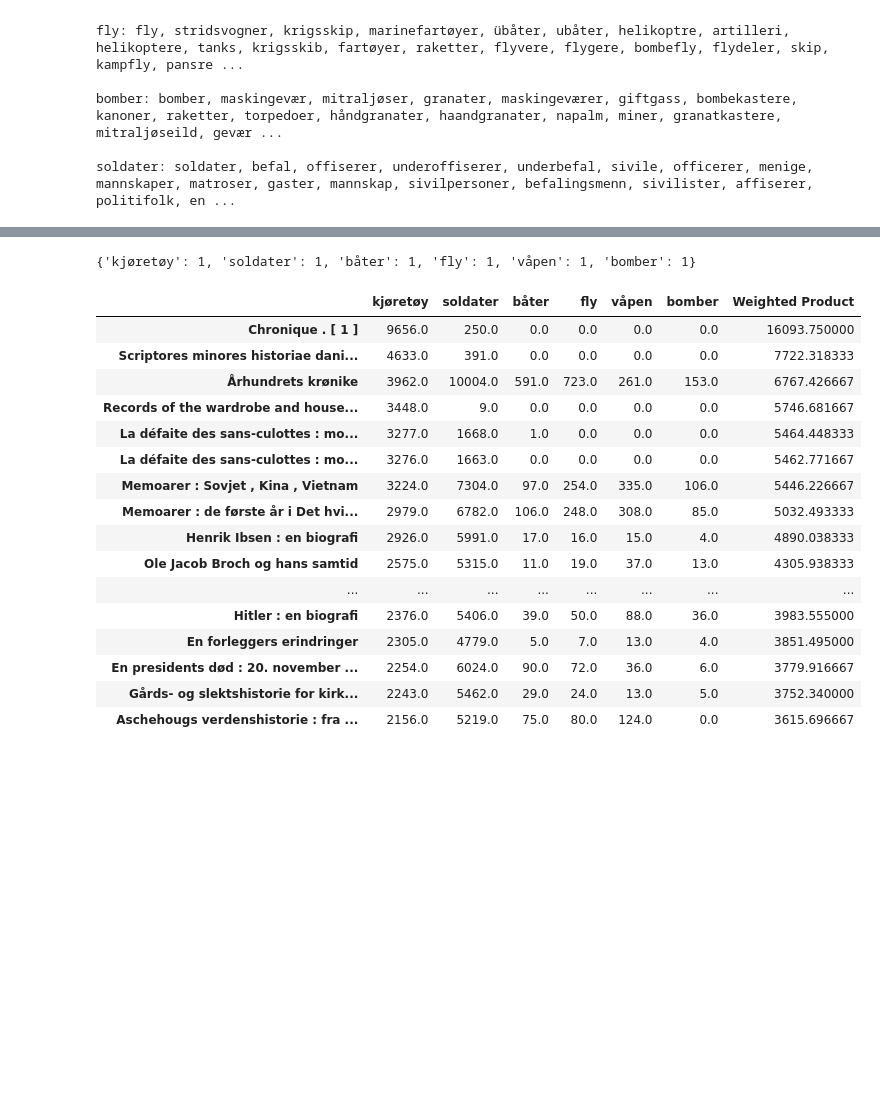
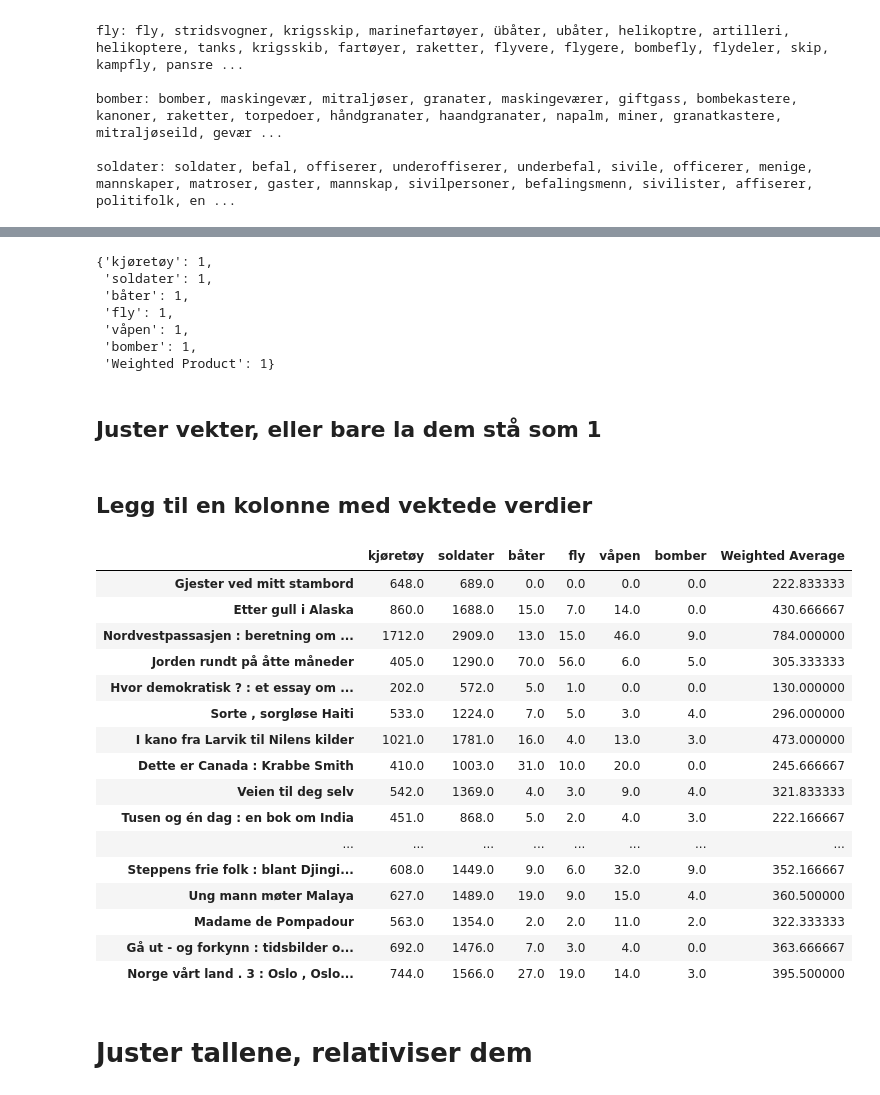
Before and after one commit to Yoonsen/Dhlab_code, a Jupyter notebook: example.ipynb, the cells around one changed output, grey strips where cells are left out. Drawn from its saved outputs; the diff is of its cells as text; code cells hidden in the pictures; blank space fills up the shorter version.

```diff
--- a/example.ipynb
+++ b/example.ipynb
@@ -36,2 +50,2 @@ soldater: soldater, befal, offiserer, underoffiserer, underbefal, sivile, office
 # %%
-corpus = dh.Corpus(doctype="digibok", from_year=1950, to_year = 1990, ddk="9*", limit = 20000)
+corpus = dh.Corpus(doctype="digibok", from_year=1950, to_year = 1990, ddk="9*", lang='nob', limit = 20000)
@@ -52,38 +72,49 @@ weights = {x:1 for x in docs.columns}
 # %%
 weights
 # %% [output]
-{'kjøretøy': 1, 'soldater': 1, 'båter': 1, 'fly': 1, 'våpen': 1, 'bomber': 1}
+{'kjøretøy': 1,
+ 'soldater': 1,
+ 'båter': 1,
+ 'fly': 1,
+ 'våpen': 1,
+ 'bomber': 1,
+ 'Weighted Product': 1}
+# %% [markdown]
+## Juster vekter, eller bare la dem stå som 1
 # %%
-weights = {'kjøretøy': 10,
- 'soldater': 0.01,
- 'båter': 0.01,
+weights = {'kjøretøy': 1,
+ 'soldater': 1,
+ 'båter': 1,
  'fly': 1,
- 'våpen': 0.01,
+ 'våpen': 1,
  'bomber': 1}
+# %% [markdown]
+## Legg til en kolonne med vektede verdier
 # %%
-docs['Weighted Product'] = docs.fillna(0).apply(lambda row: (np.mean([row[col] * weights[col] for col in weights])), axis=1)
+docs['Weighted Average'] = docs.fillna(0).apply(lambda row: (np.mean([row[col] * weights[col] for col in weights])), axis=1)
 # %%
 (docs
  .fillna(0)
- .sort_values(by="Weighted Product", ascending=False)
  .rename(index = id_dict['title'])
  .head(20)
 )
 # %% [output]
-|  | kjøretøy | soldater | båter | fly | våpen | bomber | Weighted Product |
-| Chronique . [ 1 ] | 9656.0 | 250.0 | 0.0 | 0.0 | 0.0 | 0.0 | 16093.750000 |
-| Scriptores minores historiae dani... | 4633.0 | 391.0 | 0.0 | 0.0 | 0.0 | 0.0 | 7722.318333 |
-| Århundrets krønike | 3962.0 | 10004.0 | 591.0 | 723.0 | 261.0 | 153.0 | 6767.426667 |
-| Records of the wardrobe and house... | 3448.0 | 9.0 | 0.0 | 0.0 | 0.0 | 0.0 | 5746.681667 |
-| La défaite des sans-culottes : mo... | 3277.0 | 1668.0 | 1.0 | 0.0 | 0.0 | 0.0 | 5464.448333 |
-| La défaite des sans-culottes : mo... | 3276.0 | 1663.0 | 0.0 | 0.0 | 0.0 | 0.0 | 5462.771667 |
-| Memoarer : Sovjet , Kina , Vietnam | 3224.0 | 7304.0 | 97.0 | 254.0 | 335.0 | 106.0 | 5446.226667 |
-| Memoarer : de første år i Det hvi... | 2979.0 | 6782.0 | 106.0 | 248.0 | 308.0 | 85.0 | 5032.493333 |
-| Henrik Ibsen : en biografi | 2926.0 | 5991.0 | 17.0 | 16.0 | 15.0 | 4.0 | 4890.038333 |
-| Ole Jacob Broch og hans samtid | 2575.0 | 5315.0 | 11.0 | 19.0 | 37.0 | 13.0 | 4305.938333 |
+|  | kjøretøy | soldater | båter | fly | våpen | bomber | Weighted Average |
+| Gjester ved mitt stambord | 648.0 | 689.0 | 0.0 | 0.0 | 0.0 | 0.0 | 222.833333 |
+| Etter gull i Alaska | 860.0 | 1688.0 | 15.0 | 7.0 | 14.0 | 0.0 | 430.666667 |
+| Nordvestpassasjen : beretning om ... | 1712.0 | 2909.0 | 13.0 | 15.0 | 46.0 | 9.0 | 784.000000 |
+| Jorden rundt på åtte måneder | 405.0 | 1290.0 | 70.0 | 56.0 | 6.0 | 5.0 | 305.333333 |
+| Hvor demokratisk ? : et essay om ... | 202.0 | 572.0 | 5.0 | 1.0 | 0.0 | 0.0 | 130.000000 |
+| Sorte , sorgløse Haiti | 533.0 | 1224.0 | 7.0 | 5.0 | 3.0 | 4.0 | 296.000000 |
+| I kano fra Larvik til Nilens kilder | 1021.0 | 1781.0 | 16.0 | 4.0 | 13.0 | 3.0 | 473.000000 |
+| Dette er Canada : Krabbe Smith | 410.0 | 1003.0 | 31.0 | 10.0 | 20.0 | 0.0 | 245.666667 |
+| Veien til deg selv | 542.0 | 1369.0 | 4.0 | 3.0 | 9.0 | 4.0 | 321.833333 |
+| Tusen og én dag : en bok om India | 451.0 | 868.0 | 5.0 | 2.0 | 4.0 | 3.0 | 222.166667 |
 | ... | ... | ... | ... | ... | ... | ... | ... |
-| Hitler : en biografi | 2376.0 | 5406.0 | 39.0 | 50.0 | 88.0 | 36.0 | 3983.555000 |
-| En forleggers erindringer | 2305.0 | 4779.0 | 5.0 | 7.0 | 13.0 | 4.0 | 3851.495000 |
-| En presidents død : 20. november ... | 2254.0 | 6024.0 | 90.0 | 72.0 | 36.0 | 6.0 | 3779.916667 |
-| Gårds- og slektshistorie for kirk... | 2243.0 | 5462.0 | 29.0 | 24.0 | 13.0 | 5.0 | 3752.340000 |
-| Aschehougs verdenshistorie : fra ... | 2156.0 | 5219.0 | 75.0 | 80.0 | 124.0 | 0.0 | 3615.696667 |
+| Steppens frie folk : blant Djingi... | 608.0 | 1449.0 | 9.0 | 6.0 | 32.0 | 9.0 | 352.166667 |
+| Ung mann møter Malaya | 627.0 | 1489.0 | 19.0 | 9.0 | 15.0 | 4.0 | 360.500000 |
+| Madame de Pompadour | 563.0 | 1354.0 | 2.0 | 2.0 | 11.0 | 2.0 | 322.333333 |
+| Gå ut - og forkynn : tidsbilder o... | 692.0 | 1476.0 | 7.0 | 3.0 | 4.0 | 0.0 | 363.666667 |
+| Norge vårt land . 3 : Oslo , Oslo... | 744.0 | 1566.0 | 27.0 | 19.0 | 14.0 | 3.0 | 395.500000 |
+# %% [markdown]
+# Juster tallene, relativiser dem
```
Also changed, not shown: parts of 11 cells of this notebook, 3 other files.
